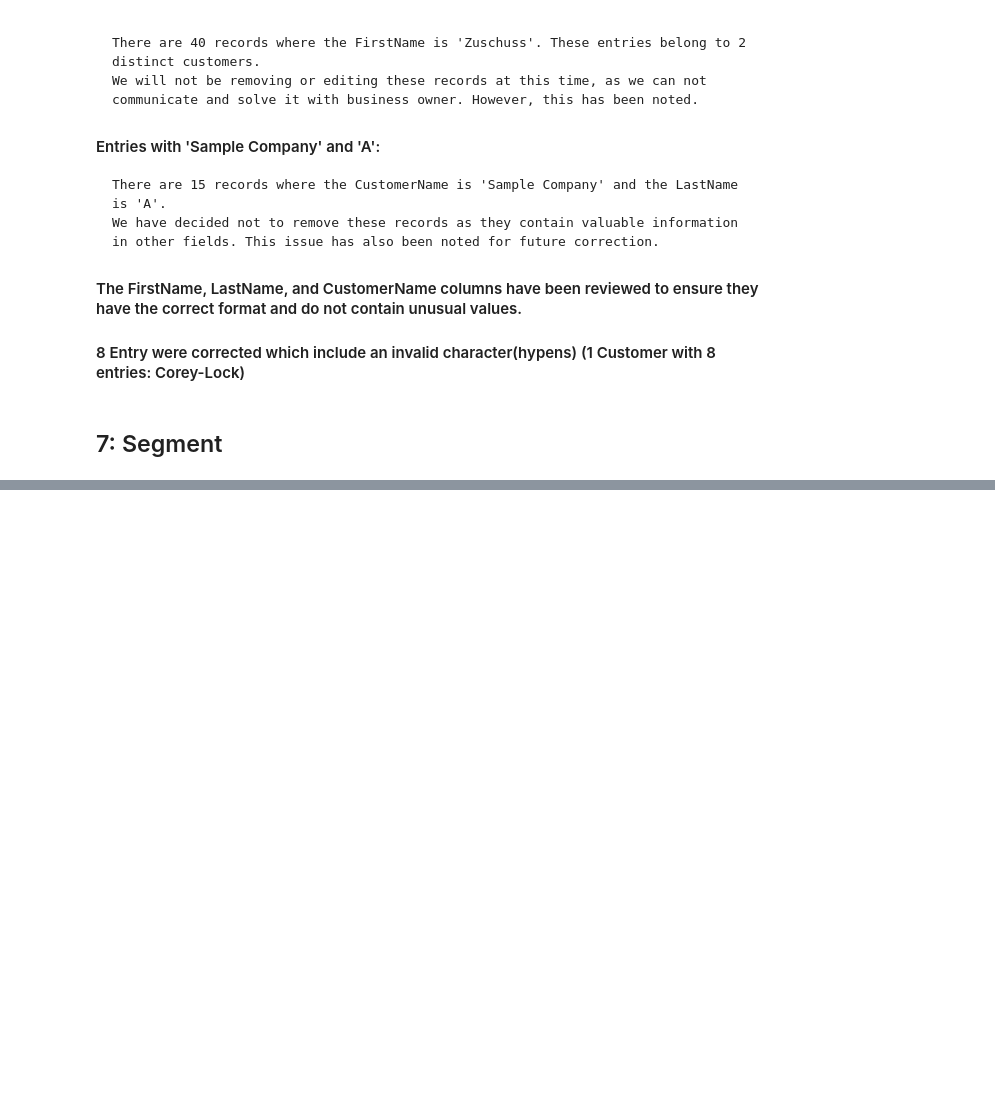
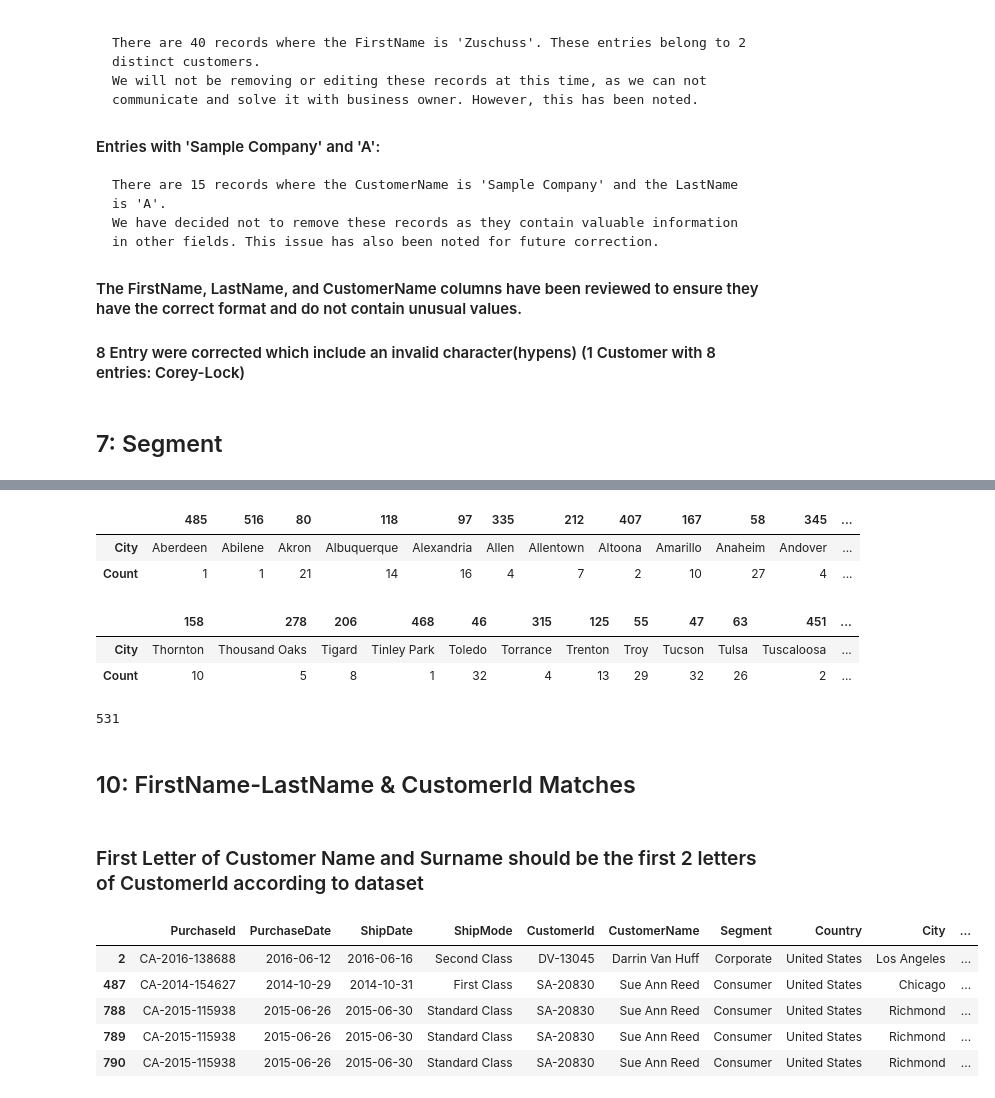
Before and after one commit to airsahin/BI-Analysis-ECommerce, a Jupyter notebook: EComProject.ipynb, the cells around one changed output, grey strips where cells are left out. Cells and saved outputs as stored; diff of their text form; code cells hidden in the pictures; blank space fills up the shorter version.

Commit message:
Reviewed features in the dataset

```diff
--- a/EComProject.ipynb
+++ b/EComProject.ipynb
@@ -698,0 +784,46 @@ memory usage: 7.1+ KB
+# %%
+city_counts_df = city_counts_df.sort_values(by='City')
+
+city_counts_df.head(50).T
+# %% [output]
+|  | 485 | 516 | 80 | 118 | 97 | 335 | 212 | 407 | 167 | 58 | 345 | ... |
+| City | Aberdeen | Abilene | Akron | Albuquerque | Alexandria | Allen | Allentown | Altoona | Amarillo | Anaheim | Andover | ... |
+| Count | 1 | 1 | 21 | 14 | 16 | 4 | 7 | 2 | 10 | 27 | 4 | ... |
+# %%
+city_counts_df.tail(50).T
+# %% [output]
+|  | 158 | 278 | 206 | 468 | 46 | 315 | 125 | 55 | 47 | 63 | 451 | ... |
+| City | Thornton | Thousand Oaks | Tigard | Tinley Park | Toledo | Torrance | Trenton | Troy | Tucson | Tulsa | Tuscaloosa | ... |
+| Count | 10 | 5 | 8 | 1 | 32 | 4 | 13 | 29 | 32 | 26 | 2 | ... |
+# %%
+df['City'] = df['City'].str.strip()
+
+df['City'] = df['City'].str.replace(r'\s+', ' ', regex=True)
+# %%
+df['City'].nunique()
+# %% [output]
+531
+# %% [markdown]
+## 10: FirstName-LastName & CustomerId Matches<a id="10"></a>
+# %% [markdown]
+### First Letter of Customer Name and Surname should be the first 2 letters of CustomerId according to dataset
+# %%
+# Define a function to validate the CustomerId
+
+def validate_customer_id(row):
+    expected_prefix = row['FirstName'][0] + row['LastName'][0]
+    return row['CustomerId'].startswith(expected_prefix)
+
+df['ValidCustomerId'] = df.apply(validate_customer_id, axis=1)
+
+# Filter rows where CustomerId does not follow the rule
+invalid_customer_ids_df = df[~df['ValidCustomerId']]
+
+invalid_customer_ids_df.head()
+# %% [output]
+|  | PurchaseId | PurchaseDate | ShipDate | ShipMode | CustomerId | CustomerName | Segment | Country | City | ... |
+| 2 | CA-2016-138688 | 2016-06-12 | 2016-06-16 | Second Class | DV-13045 | Darrin Van Huff | Corporate | United States | Los Angeles | ... |
+| 487 | CA-2014-154627 | 2014-10-29 | 2014-10-31 | First Class | SA-20830 | Sue Ann Reed | Consumer | United States | Chicago | ... |
+| 788 | CA-2015-115938 | 2015-06-26 | 2015-06-30 | Standard Class | SA-20830 | Sue Ann Reed | Consumer | United States | Richmond | ... |
+| 789 | CA-2015-115938 | 2015-06-26 | 2015-06-30 | Standard Class | SA-20830 | Sue Ann Reed | Consumer | United States | Richmond | ... |
+| 790 | CA-2015-115938 | 2015-06-26 | 2015-06-30 | Standard Class | SA-20830 | Sue Ann Reed | Consumer | United States | Richmond | ... |
```
Also changed, not shown: parts of 20 cells of this notebook.
